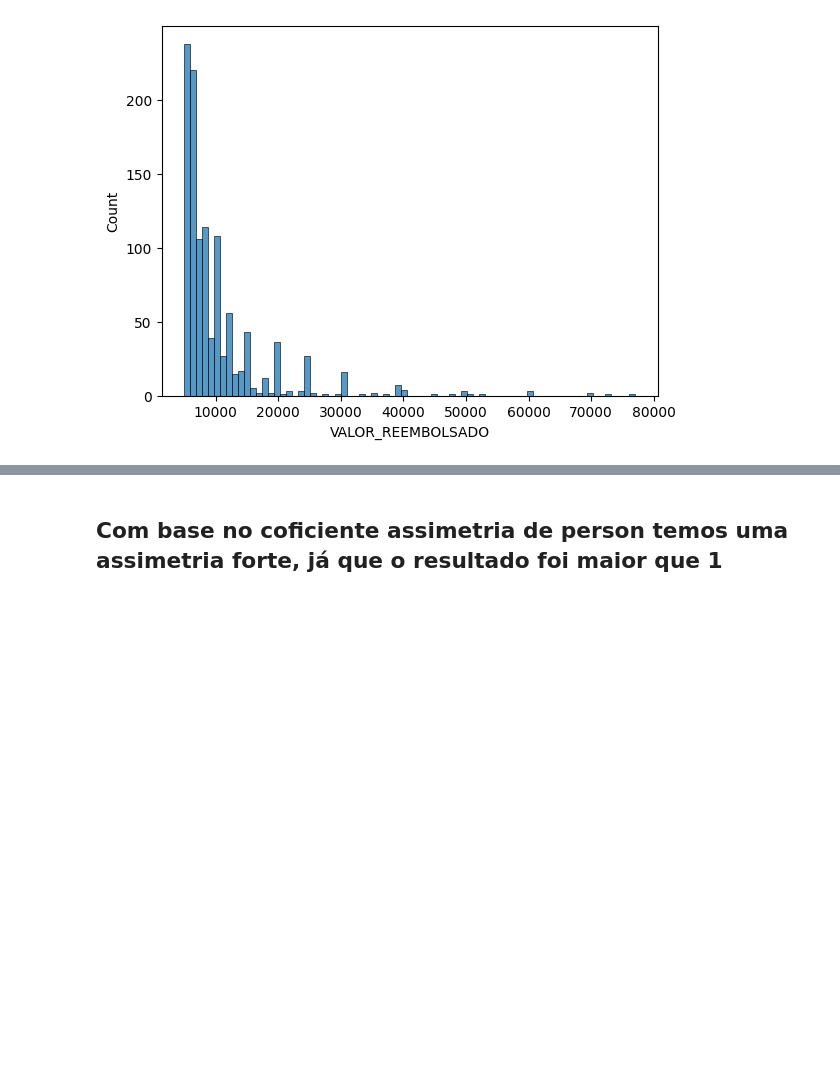
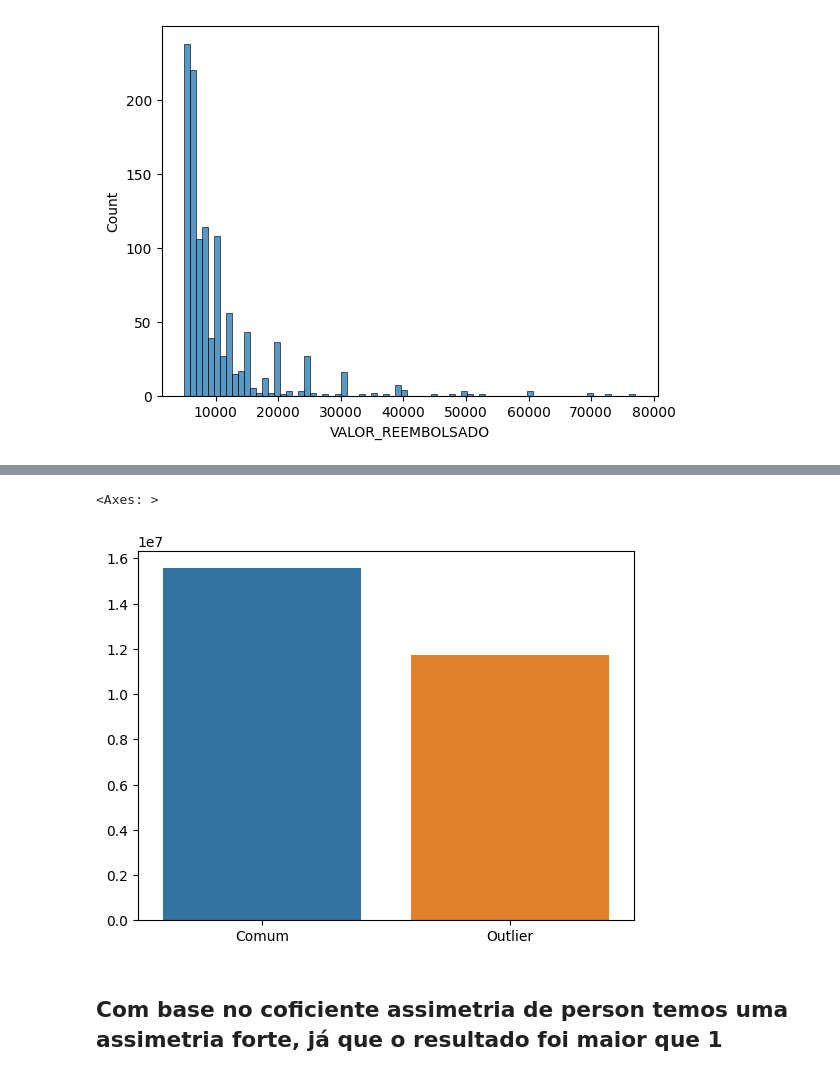
Before and after one commit to GabMoreiraSilva/7daysofcode_DataScience, a Jupyter notebook: ChatGPT_Senerata_de_Amor.ipynb, the cells around one changed output, grey strips where cells are left out. Cells and saved outputs as stored; diff of their text form; code cells hidden in the pictures; blank space fills up the shorter version.

```diff
--- a/ChatGPT_Senerata_de_Amor.ipynb
+++ b/ChatGPT_Senerata_de_Amor.ipynb
@@ -136,3 +136,10 @@ A diferença é de 3836761.78
+# %%
+ax = sns.barplot(y=[index_soma,outlier_soma], x=[1,2])
+ax.set(xticklabels=["Comum", "Outlier"])
+ax
+# %% [output]
+<Axes: >
+[figure, added]
 # %% [markdown]
 ## Com base no coficiente assimetria de person temos uma assimetria forte, já que o resultado foi maior que 1
 # %%
```
Also changed, not shown: parts of 9 cells of this notebook.
